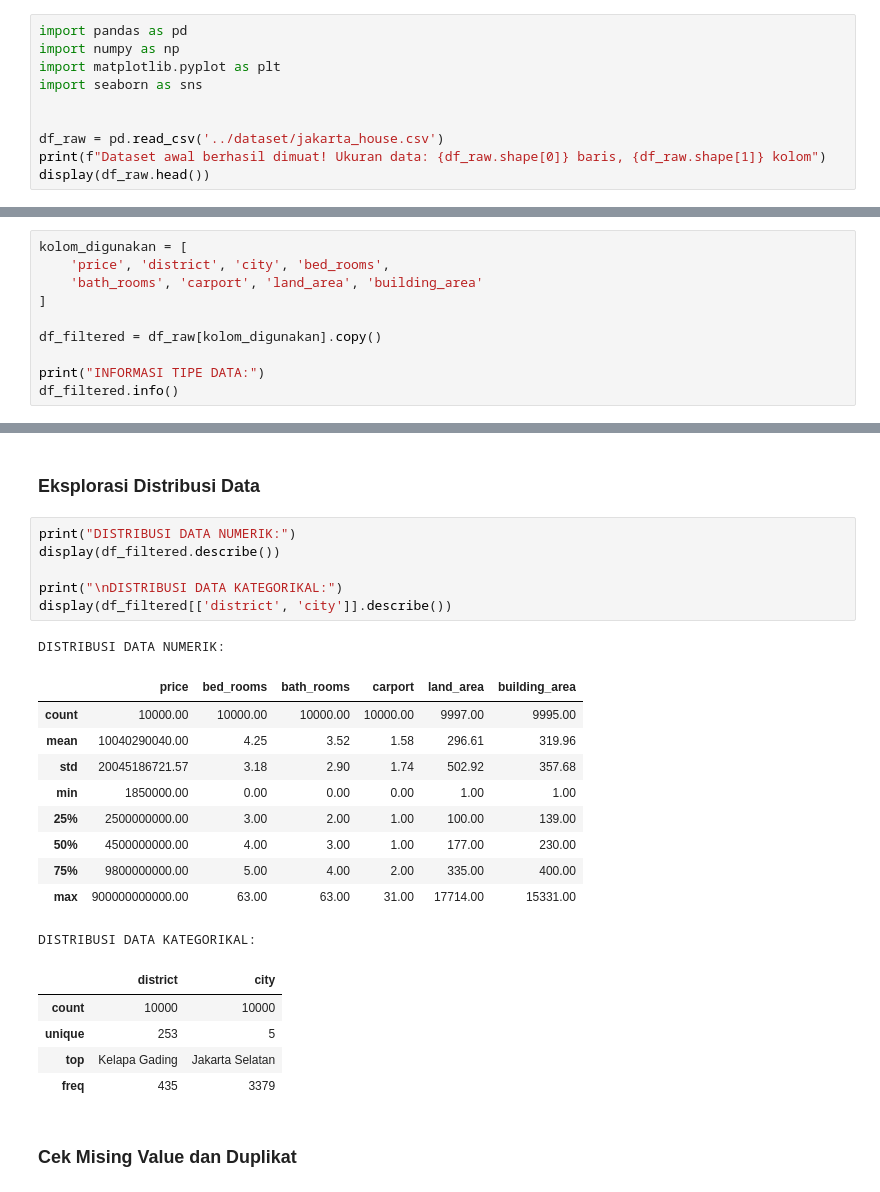
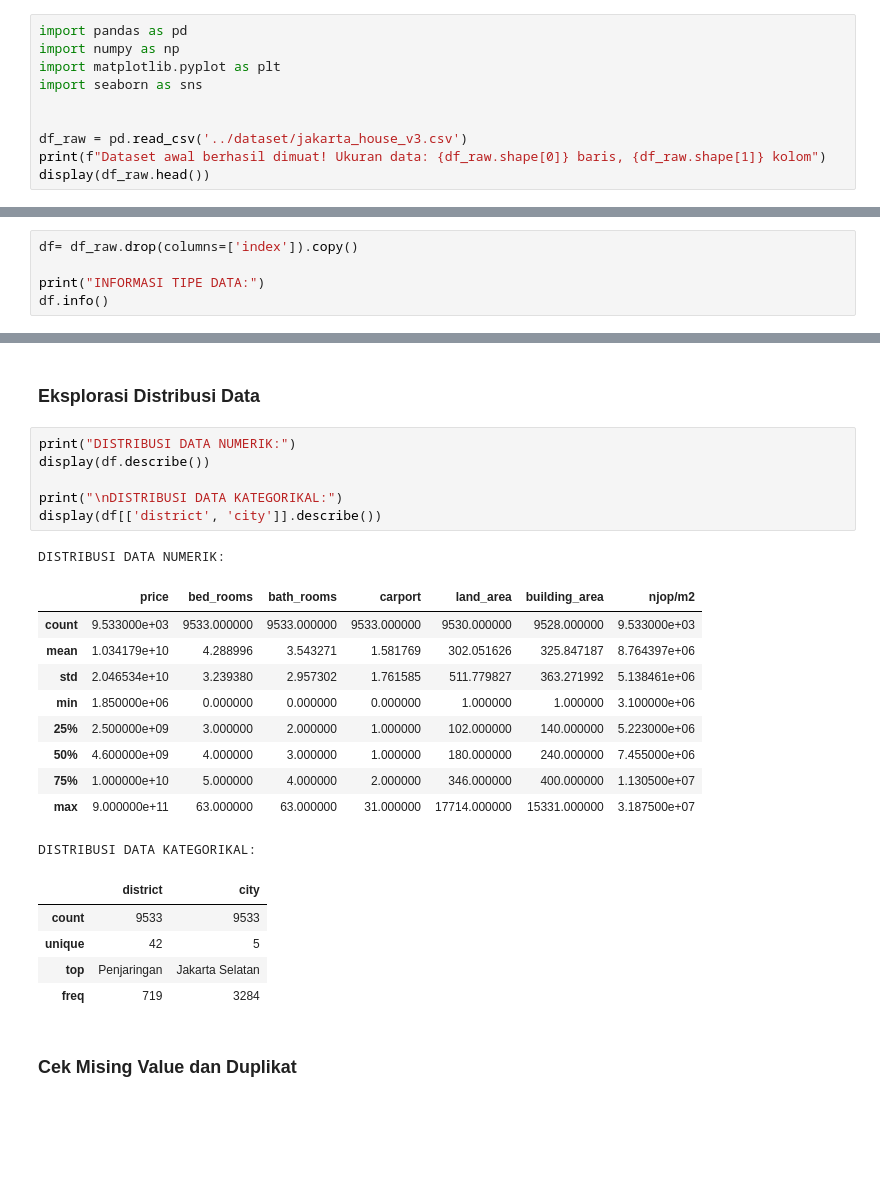
Before and after one commit to TI3G-PBL-House-Price/ml-model-testing, a Jupyter notebook: preprocessing/01_data_understanding.ipynb, the cells around one changed output, grey strips where cells are left out. Saved outputs shown, nothing was run; the diff lists cells and outputs as text; blank space fills up the shorter version.

```diff
--- a/preprocessing/01_data_understanding.ipynb
+++ b/preprocessing/01_data_understanding.ipynb
@@ -7,7 +7,7 @@ import matplotlib.pyplot as plt
 import seaborn as sns
 
 
-df_raw = pd.read_csv('../dataset/jakarta_house.csv')
+df_raw = pd.read_csv('../dataset/jakarta_house_v3.csv')
 print(f"Dataset awal berhasil dimuat! Ukuran data: {df_raw.shape[0]} baris, {df_raw.shape[1]} kolom")
 display(df_raw.head())
 # %% [output]
@@ -21,15 +21,10 @@ Dataset awal berhasil dimuat! Ukuran data: 10000 baris, 9 kolom
 # %% [markdown]
 ### Identifikasi Tipe Data
 # %%
-kolom_digunakan = [
-    'price', 'district', 'city', 'bed_rooms',
-    'bath_rooms', 'carport', 'land_area', 'building_area'
-]
-
-df_filtered = df_raw[kolom_digunakan].copy()
+df= df_raw.drop(columns=['index']).copy()
 
 print("INFORMASI TIPE DATA:")
-df_filtered.info()
+df.info()
 # %% [output]
 INFORMASI TIPE DATA:
 <class 'pandas.DataFrame'>
@@ -51,27 +47,27 @@ memory usage: 859.5 KB
 ### Eksplorasi Distribusi Data
 # %%
 print("DISTRIBUSI DATA NUMERIK:")
-display(df_filtered.describe())
+display(df.describe())
 
 print("\nDISTRIBUSI DATA KATEGORIKAL:")
-display(df_filtered[['district', 'city']].describe())
+display(df[['district', 'city']].describe())
 # %% [output]
 DISTRIBUSI DATA NUMERIK:
-|  | price | bed_rooms | bath_rooms | carport | land_area | building_area |
-| count | 10000.00 | 10000.00 | 10000.00 | 10000.00 | 9997.00 | 9995.00 |
-| mean | 10040290040.00 | 4.25 | 3.52 | 1.58 | 296.61 | 319.96 |
-| std | 20045186721.57 | 3.18 | 2.90 | 1.74 | 502.92 | 357.68 |
-| min | 1850000.00 | 0.00 | 0.00 | 0.00 | 1.00 | 1.00 |
-| 25% | 2500000000.00 | 3.00 | 2.00 | 1.00 | 100.00 | 139.00 |
-| 50% | 4500000000.00 | 4.00 | 3.00 | 1.00 | 177.00 | 230.00 |
-| 75% | 9800000000.00 | 5.00 | 4.00 | 2.00 | 335.00 | 400.00 |
-| max | 900000000000.00 | 63.00 | 63.00 | 31.00 | 17714.00 | 15331.00 |
+|  | price | bed_rooms | bath_rooms | carport | land_area | building_area | njop/m2 |
+| count | 9.533000e+03 | 9533.000000 | 9533.000000 | 9533.000000 | 9530.000000 | 9528.000000 | 9.533000e+03 |
+| mean | 1.034179e+10 | 4.288996 | 3.543271 | 1.581769 | 302.051626 | 325.847187 | 8.764397e+06 |
+| std | 2.046534e+10 | 3.239380 | 2.957302 | 1.761585 | 511.779827 | 363.271992 | 5.138461e+06 |
+| min | 1.850000e+06 | 0.000000 | 0.000000 | 0.000000 | 1.000000 | 1.000000 | 3.100000e+06 |
+| 25% | 2.500000e+09 | 3.000000 | 2.000000 | 1.000000 | 102.000000 | 140.000000 | 5.223000e+06 |
+| 50% | 4.600000e+09 | 4.000000 | 3.000000 | 1.000000 | 180.000000 | 240.000000 | 7.455000e+06 |
+| 75% | 1.000000e+10 | 5.000000 | 4.000000 | 2.000000 | 346.000000 | 400.000000 | 1.130500e+07 |
+| max | 9.000000e+11 | 63.000000 | 63.000000 | 31.000000 | 17714.000000 | 15331.000000 | 3.187500e+07 |
 DISTRIBUSI DATA KATEGORIKAL:
 |  | district | city |
-| count | 10000 | 10000 |
-| unique | 253 | 5 |
-| top | Kelapa Gading | Jakarta Selatan |
-| freq | 435 | 3379 |
+| count | 9533 | 9533 |
+| unique | 42 | 5 |
+| top | Penjaringan | Jakarta Selatan |
+| freq | 719 | 3284 |
 # %% [markdown]
 ### Cek Mising Value dan Duplikat
 # %%
```
Also changed, not shown: parts of 6 cells of this notebook, 11 other files.
